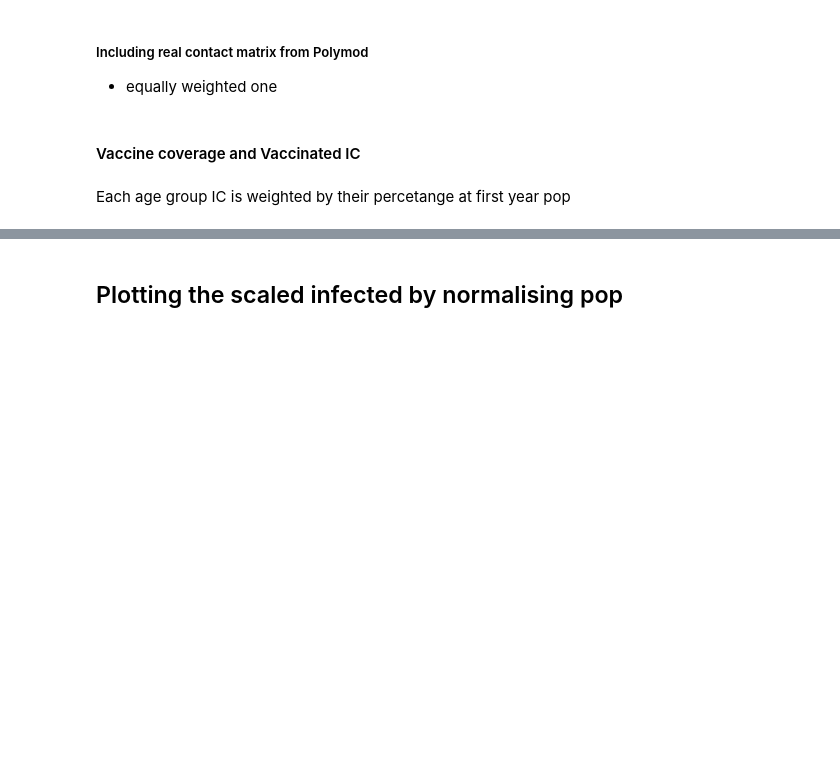
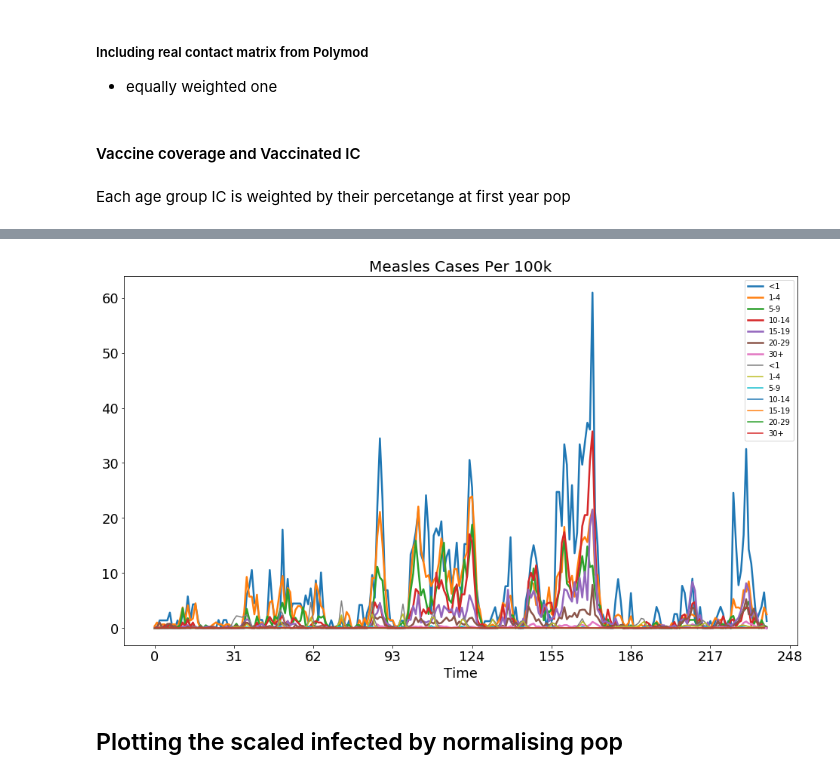
Before and after one commit to dhelekal/EpiRSG2020, a Jupyter notebook: model/Monthly_cases_simulation.ipynb, the cells around one changed output, grey strips where cells are left out. Drawn from its saved outputs; the diff is of its cells as text; code cells hidden in the pictures; blank space fills up the shorter version.

```diff
--- a/model/Monthly_cases_simulation.ipynb
+++ b/model/Monthly_cases_simulation.ipynb
@@ -227,3 +266,37 @@ Text(0.5, 1.0, 'Monthly infections per 100K')
+# %%
+for d in ['Measles']:
+#for d in ['Measles']:
+    #option for dotted in Mumps
+    if d == "Mumps":
+        fig = plt.figure(figsize=(16,9))
+        for cc in age_class:
+            plt.plot(time_date, monthly_data[cc], "-o", markersize = 7, lw = 2.5, label= cc)
+        plt.xticks(fontsize = 18)
+        plt.yticks(fontsize = 18)
+    else:
+        fig = plt.figure(figsize=(16,9))
+        for cc in age_class:
+            plt.plot(time_date, monthly_data[cc], lw = 2.5, label= cc)
+        step_loc = math.floor(len(My_Time)/8)
+        locs = np.arange(0, 9) * step_loc
+
+        plt.yticks(fontsize = 18)
+        plt.xticks(locs, My_Time.loc[locs][0], fontsize = 18)
+
+    plt.xlabel("Time", fontsize=18)
+    plt.legend(shadow= True, fontsize = 19)
+    plt.title(d+" Cases Per 100k", fontsize = 20)
+    #svg better for Poster
+
+    #plt.savefig(d+"Plot.svg")
+    #plt.figure(figsize=(16,9))
+    for ii in range(7):
+        plt.plot(time_date[0:len(time_date)-1],
+                 (1e5/pop_scale)*np.transpose(get_monthly_rates(out_YN, eval_year, years_run)[ii,:]), label = age_class[ii])
+    plt.legend()
+    #plt.title("Monthly infections per 100K", fontsize = 18)
+# %% [output]
+[figure, added]
 # %% [markdown]
 ## Plotting the scaled infected by normalising pop
 # %%
```
Also changed, not shown: parts of 8 cells of this notebook, 5 other files.
